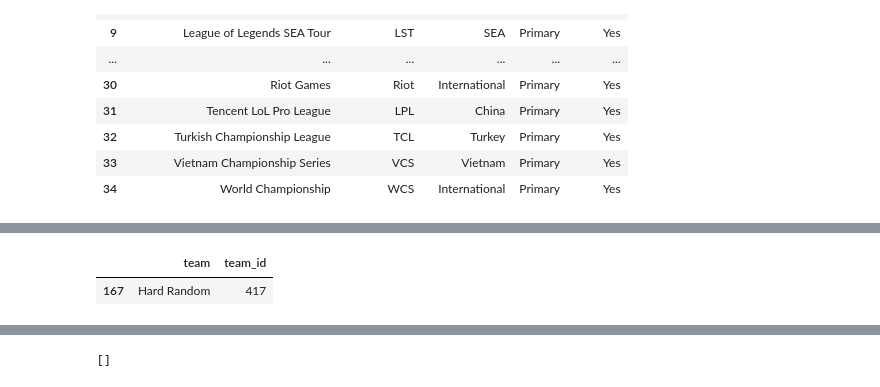
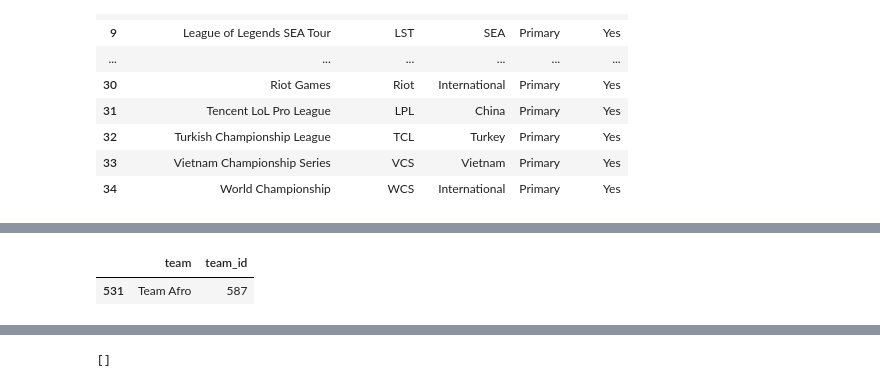
Before and after one commit to posky/LoL-Esports, a Jupyter notebook: parse_matches.ipynb, the cells around one changed output, grey strips where cells are left out. Drawn from its saved outputs; the diff is of its cells as text; code cells hidden in the pictures.

```diff
--- a/parse_matches.ipynb
+++ b/parse_matches.ipynb
@@ -88,8 +120,8 @@ TypeError: 'NoneType' object is not subscriptable
 # %%
-teams.loc[teams['team'].str.contains('Hard')]
+teams.loc[teams['team'].str.contains('Afro')]
 # %% [output]
 |  | team | team_id |
-| 167 | Hard Random | 417 |
+| 531 | Team Afro | 587 |
 # %%
 teams = pd.concat(
     [
```
Also changed, not shown: parts of 9 cells of this notebook.
